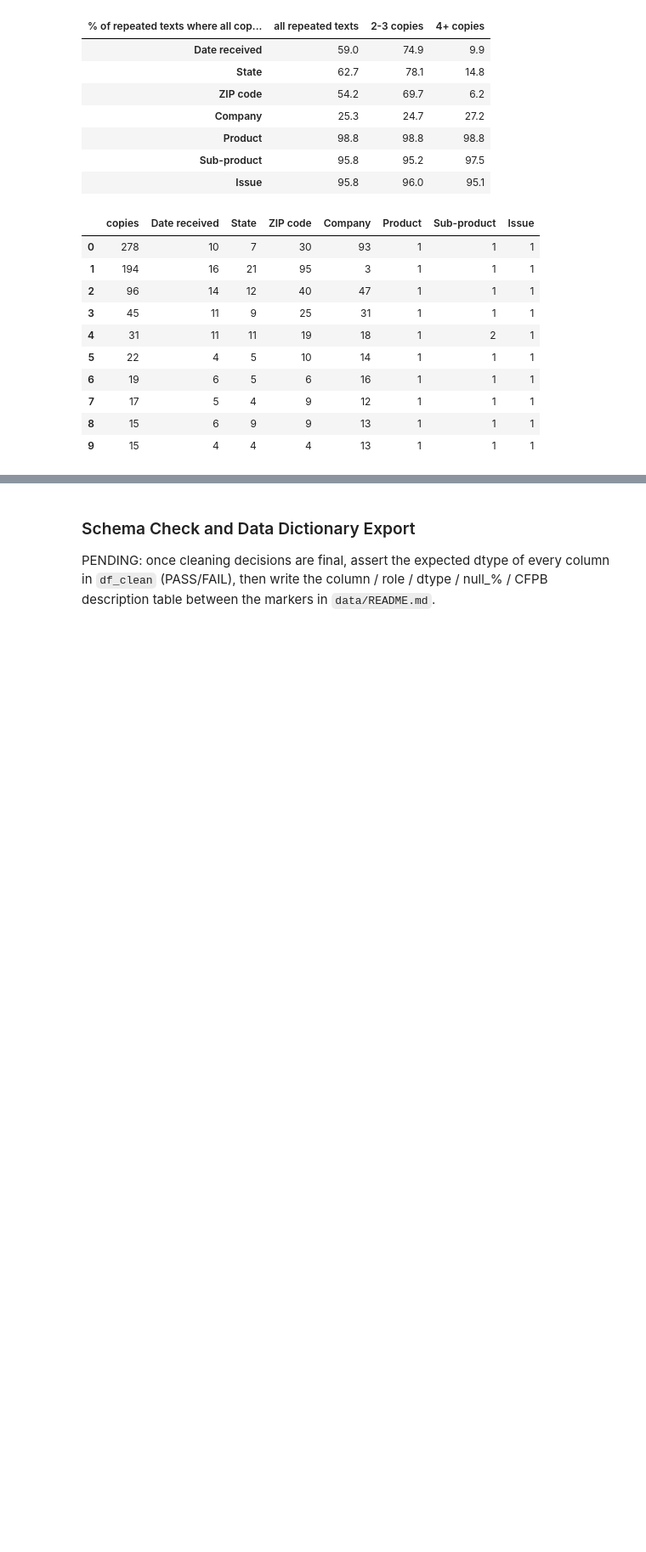
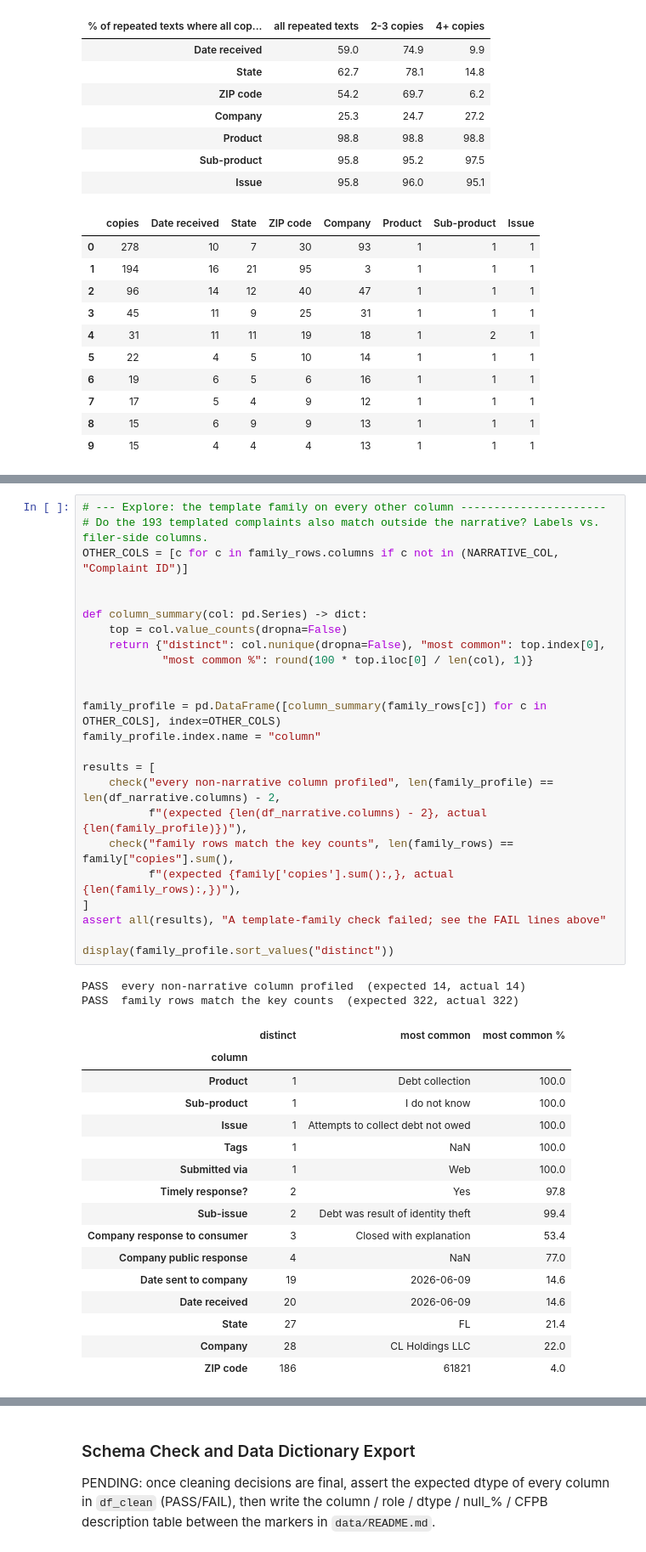
Before and after one commit to wynnther-triho/INFO-4340-Final-Project-CCDB, a Jupyter notebook: notebooks/final_project.ipynb, the cells around one changed output, grey strips where cells are left out. Shown at 85% size. Drawn from its saved outputs; the diff is of its cells as text; blank space fills up the shorter version.

```diff
--- a/notebooks/final_project.ipynb
+++ b/notebooks/final_project.ipynb
@@ -1058,0 +1278,43 @@ Repeated texts by group size: {'2-3 copies': 251, '4+ copies': 81}
+# %%
+# --- Explore: the template family on every other column ----------------------
+# Do the 193 templated complaints also match outside the narrative? Labels vs. filer-side columns.
+OTHER_COLS = [c for c in family_rows.columns if c not in (NARRATIVE_COL, "Complaint ID")]
+
+
+def column_summary(col: pd.Series) -> dict:
+    top = col.value_counts(dropna=False)
+    return {"distinct": col.nunique(dropna=False), "most common": top.index[0],
+            "most common %": round(100 * top.iloc[0] / len(col), 1)}
+
+
+family_profile = pd.DataFrame([column_summary(family_rows[c]) for c in OTHER_COLS], index=OTHER_COLS)
+family_profile.index.name = "column"
+
+results = [
+    check("every non-narrative column profiled", len(family_profile) == len(df_narrative.columns) - 2,
+          f"(expected {len(df_narrative.columns) - 2}, actual {len(family_profile)})"),
+    check("family rows match the key counts", len(family_rows) == family["copies"].sum(),
+          f"(expected {family['copies'].sum():,}, actual {len(family_rows):,})"),
+]
+assert all(results), "A template-family check failed; see the FAIL lines above"
+
+display(family_profile.sort_values("distinct"))
+# %% [output]
+PASS  every non-narrative column profiled  (expected 14, actual 14)
+PASS  family rows match the key counts  (expected 322, actual 322)
+|  | distinct | most common | most common % |
+| column |  |  |  |
+| Product | 1 | Debt collection | 100.0 |
+| Sub-product | 1 | I do not know | 100.0 |
+| Issue | 1 | Attempts to collect debt not owed | 100.0 |
+| Tags | 1 | NaN | 100.0 |
+| Submitted via | 1 | Web | 100.0 |
+| Timely response? | 2 | Yes | 97.8 |
+| Sub-issue | 2 | Debt was result of identity theft | 99.4 |
+| Company response to consumer | 3 | Closed with explanation | 53.4 |
+| Company public response | 4 | NaN | 77.0 |
+| Date sent to company | 19 | 2026-06-09 | 14.6 |
+| Date received | 20 | 2026-06-09 | 14.6 |
+| State | 27 | FL | 21.4 |
+| Company | 28 | CL Holdings LLC | 22.0 |
+| ZIP code | 186 | 61821 | 4.0 |
```
Also changed, not shown: parts of 10 cells of this notebook.
